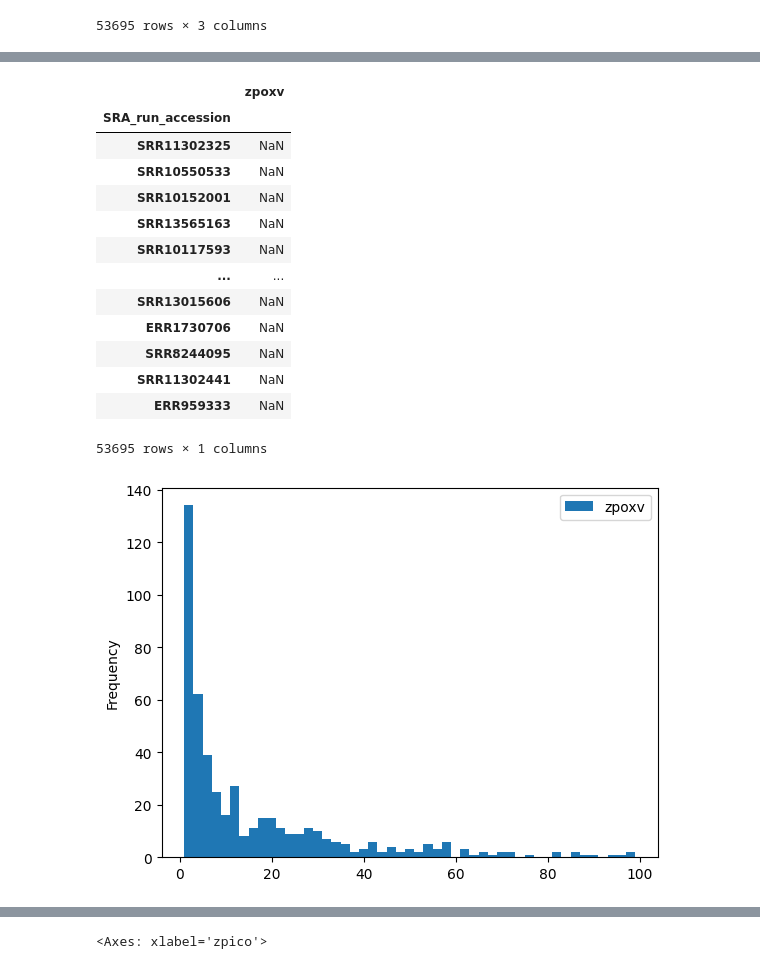
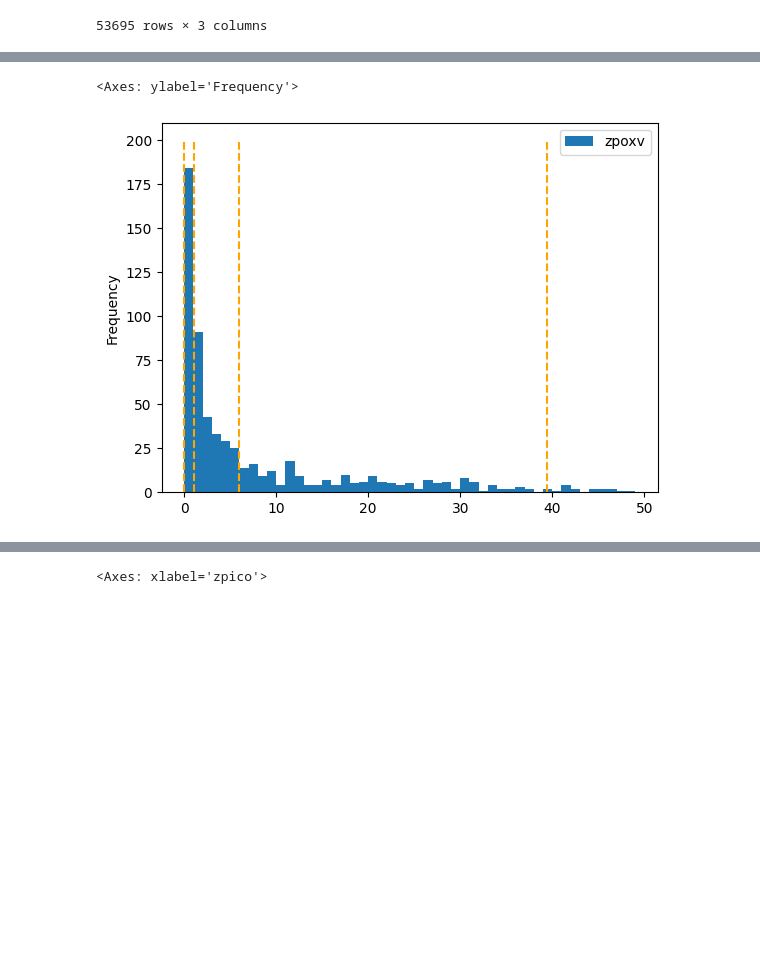
Before and after one commit to czbiohub-sf/RNAquarium, a Jupyter notebook: src/Serratus_Lite/scripts/Classification.ipynb, the cells around one changed output, grey strips where cells are left out. Drawn from its saved outputs; the diff is of its cells as text; code cells hidden in the pictures; blank space fills up the shorter version.

```diff
--- a/src/Serratus_Lite/scripts/Classification.ipynb
+++ b/src/Serratus_Lite/scripts/Classification.ipynb
@@ -181,21 +234,9 @@ zpico_nonzero
 # %%
 zpoxv_nonzero = pd.DataFrame(normed_values_df[normed_values_df['zpoxv'] != 0]['zpoxv'])
-zpoxv_nonzero.plot.hist(logx=False, bins=list(range(1,100,2)))
-zpoxv_nonzero
+plt = zpoxv_nonzero.plot.hist(bins=(range(50)))
+plt.vlines(bin_dict['zpoxv'][: -1], ymin=0, ymax=200, color='orange', linestyles='dashed')
+plt
 # bins:
 # %% [output]
-|  | zpoxv |
-| SRA_run_accession |  |
-| SRR11302325 | NaN |
-| SRR10550533 | NaN |
-| SRR10152001 | NaN |
-| SRR13565163 | NaN |
-| SRR10117593 | NaN |
-| ... | ... |
-| SRR13015606 | NaN |
-| ERR1730706 | NaN |
-| SRR8244095 | NaN |
-| SRR11302441 | NaN |
-| ERR959333 | NaN |
-53695 rows × 1 columns
+<Axes: ylabel='Frequency'>
-[figure, old version]
+[figure, new version]
```
Also changed, not shown: parts of 5 cells of this notebook, 1 other file.
